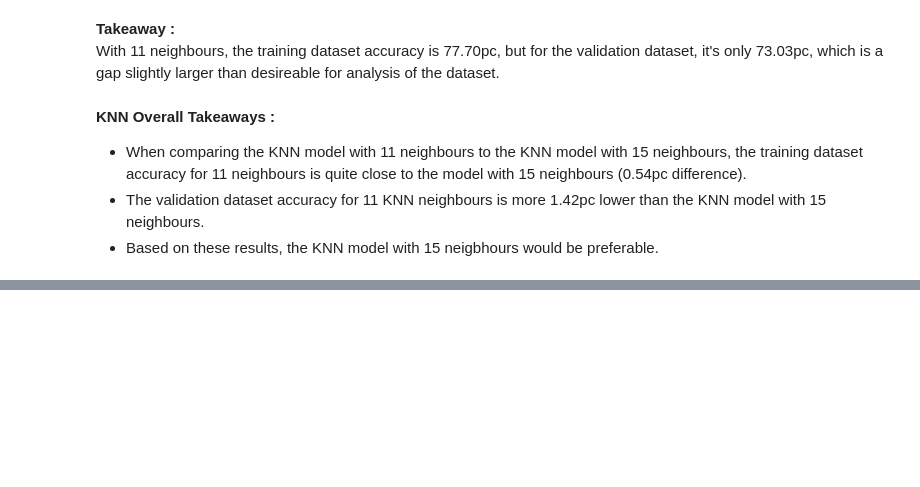
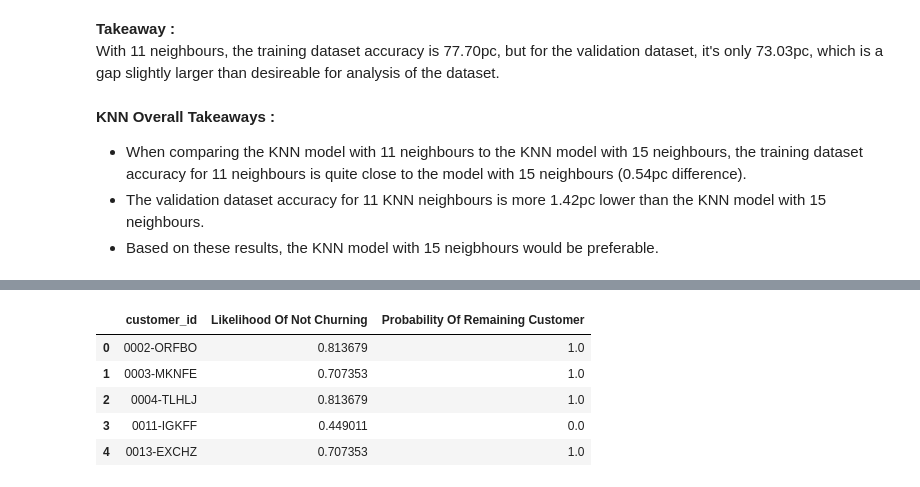
Before and after one commit to MagdalenaRahn/Project_1_Classification, a Jupyter notebook: project_1_modelling.ipynb, the cells around one changed output, grey strips where cells are left out. Cells and saved outputs as stored; diff of their text form; code cells hidden in the pictures; blank space fills up the shorter version.

```diff
--- a/project_1_modelling.ipynb
+++ b/project_1_modelling.ipynb
@@ -771,0 +855,4 @@ With 11 neighbours, the training dataset accuracy is 77.70pc, but for the valida
+# %%
+# rename column
+
+X_test_prob3 = X_test_prob3.rename(columns = {1 : 'Likelihood Of Not Churning'})
@@ -771,0 +888,19 @@ With 11 neighbours, the training dataset accuracy is 77.70pc, but for the valida
+# %%
+# concatenate all three : customer_id, probability of churn (0) and no-churn (1),
+        # and predicted church (1 = no churn)
+
+# concatenating dummies to the tidy_telco dataframe
+
+final_predictions = pd.concat([tidy_telco_id, X_test_prob3, X_test_not_churn], axis = 1).dropna()
+# %%
+# a glimpse into the final .csv
+
+
+final_predictions.head()
+# %% [output]
+|  | customer_id | Likelihood Of Not Churning | Probability Of Remaining Customer |
+| 0 | 0002-ORFBO | 0.813679 | 1.0 |
+| 1 | 0003-MKNFE | 0.707353 | 1.0 |
+| 2 | 0004-TLHLJ | 0.813679 | 1.0 |
+| 3 | 0011-IGKFF | 0.449011 | 0.0 |
+| 4 | 0013-EXCHZ | 0.707353 | 1.0 |
```
Also changed, not shown: parts of 10 cells of this notebook, 3 other files.
